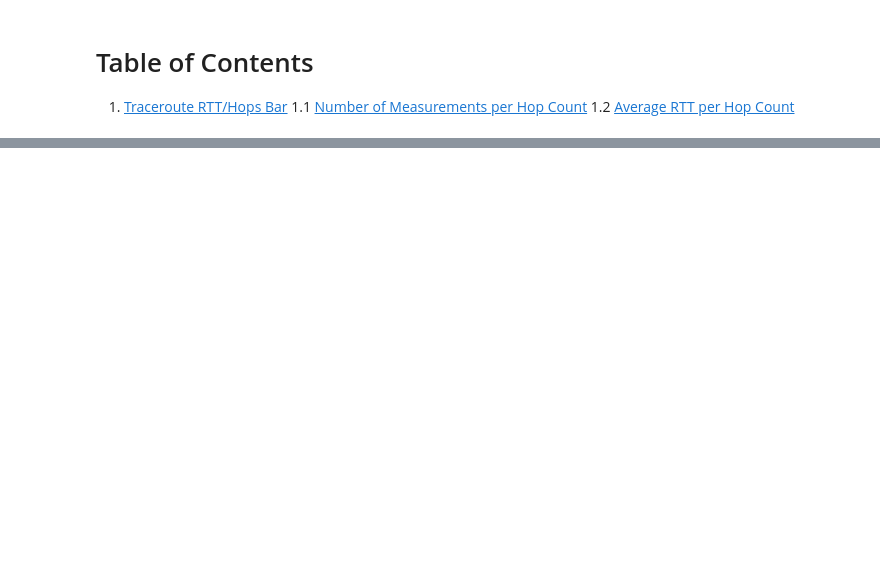
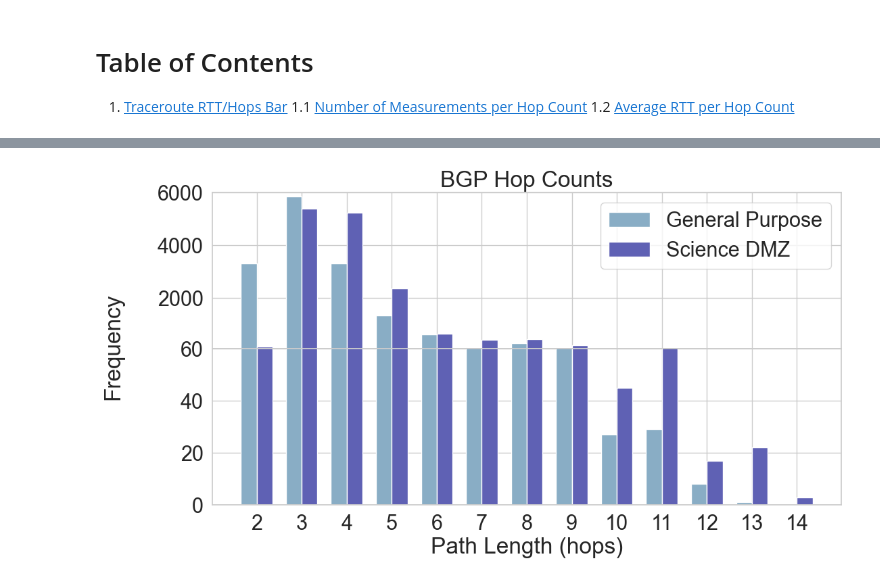
Before and after one commit to tntech-ngin/dmz-measurements, a Jupyter notebook: DMZ_REU_graphs 3.ipynb, the cells around one changed output, grey strips where cells are left out. Saved outputs shown, nothing was run; the diff lists cells and outputs as text; code cells hidden in the pictures; blank space fills up the shorter version.

```diff
--- a/DMZ_REU_graphs 3.ipynb
+++ b/DMZ_REU_graphs 3.ipynb
@@ -23,3 +41,93 @@ pd.options.display.max_colwidth = None
 pd.options.display.max_rows = None
 
 sns.set_theme(palette="Greys")
+# %%
+import matplotlib.pyplot as plt
+from matplotlib.ticker import ScalarFormatter
+from matplotlib.ticker import LogFormatter
+
+import seaborn as sns
+import numpy as np
+import re
+
+
+sns.set(style='whitegrid', font_scale=2, palette="twilight")
+
+with open("hop_count_comparison_between_two_bgp_tables.txt", 'r') as file:
+    ip_addresses = []
+    ip = ''
+    dmz_hops = []
+    final_dmz_hops = []
+    dmz_count = 0
+    campus_hops = []
+    final_campus_hops = []
+    campus_count = 0
+    unique_hops = []
+    for line in file:
+        match = re.search(r'(\d+\.\d+\.\d+\.\d+\/\d+): (\d+) \(ScienceDMZ\), (\d+) \(GeneralPurpose\)', line)
+        if match:
+            ip = match.group(1)
+            dmz_count = float(match.group(2))
+            campus_count = float(match.group(3))
+            ip_addresses.append(ip)
+            dmz_hops.append(dmz_count)
+            campus_hops.append(campus_count)
+
+    for count in dmz_hops:
+        if count not in unique_hops:
+            unique_hops.append(int(count))
+    for count in campus_hops:
+        if count not in unique_hops:
+            unique_hops.append(int(count))
+    unique_hops.sort()
+    for item in unique_hops:
+        hop_count = 0
+        for i in range(0, len(dmz_hops)-1):
+            if dmz_hops[i] == item:
+                hop_count += 1
+        final_dmz_hops.append(hop_count)
+        hop_count = 0
+        for i in range(0, len(campus_hops)-1):
+            if campus_hops[i] == item:
+                hop_count += 1
+        final_campus_hops.append(hop_count)
+    print(unique_hops)
+    print(final_dmz_hops)
+    print(final_campus_hops)
+
+    bar_width = 0.35
+
+# Set the x locations for the groups
+x = np.arange(len(unique_hops))
+
+'''
+    Plot Hop Count
+'''
+#plt.figure(figsize=(10, 6))
+
+# Plot bars side by side
+f, (ax1, ax2) = plt.subplots(ncols=1, nrows=2, sharex=True, figsize=(12, 6))
+
+ax1.bar(x - bar_width/2, final_campus_hops, width=bar_width, label='General Purpose')
+ax1.bar(x + bar_width/2, final_dmz_hops, width=bar_width, label='Science DMZ')
+ax2.bar(x - bar_width/2, final_campus_hops, width=bar_width)
+ax2.bar(x + bar_width/2, final_dmz_hops, width=bar_width)
+
+# Add labels, title, and legend
+ax2.set_xlabel('Path Length (hops)')
+ax1.set_title('BGP Hop Counts')
+ax1.set_xticks(x, unique_hops)
+ax1.legend()
+
+f.text(-0.01, 0.50, "Frequency", va="center", rotation="vertical")
+
+# Set limits and scale for the second y-axis
+ax1.set_ylim(60,6000)
+ax2.set_ylim(0, 60)
+plt.subplots_adjust(wspace=1, hspace=0)
+# Add labels, title, and legend
+
+
+# Show plot
+plt.show()
+# %% [output]
@@ -25,0 +137 @@ sns.set_theme(palette="Greys")
+[figure, added]
```
Also changed, not shown: parts of 12 cells of this notebook.
